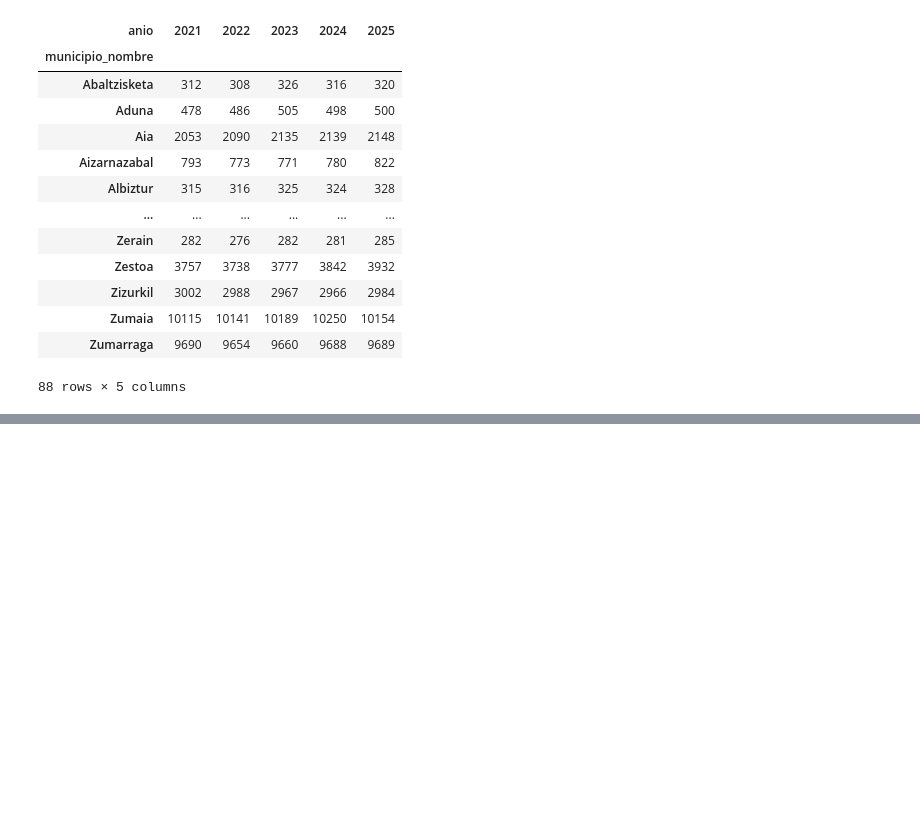
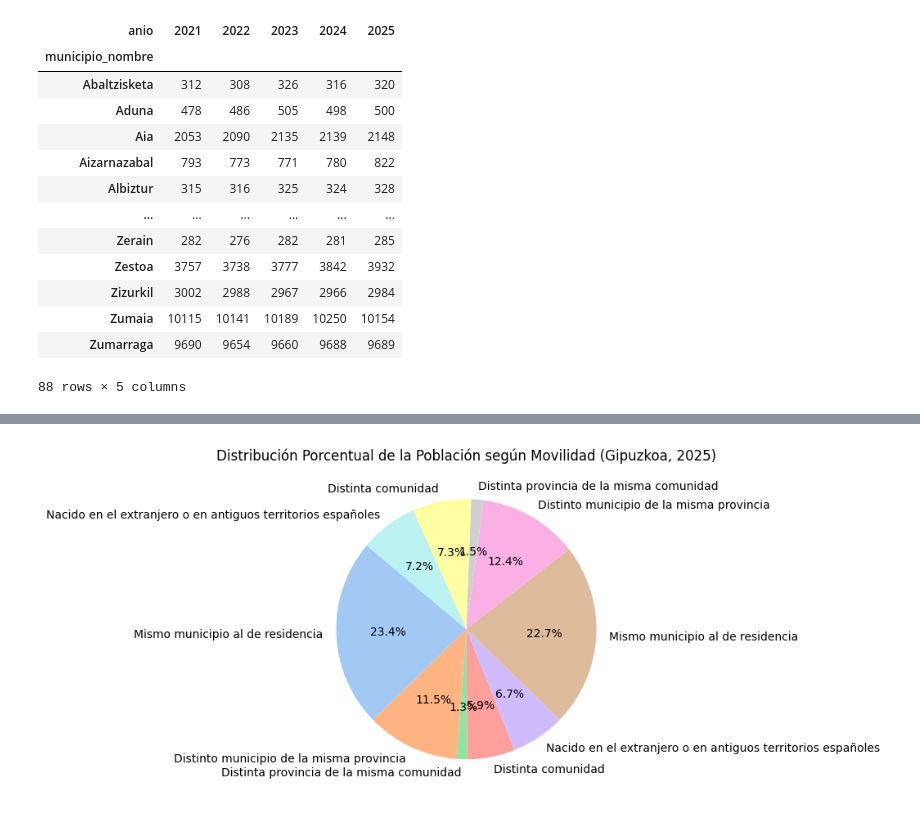
Before and after one commit to fatimamichelg/Movilidad_Gipuzcoa, a Jupyter notebook: notebooks:/Limpieza/Limpieza.ipynb, the cells around one changed output, grey strips where cells are left out. Saved outputs shown, nothing was run; the diff lists cells and outputs as text; code cells hidden in the pictures; blank space fills up the shorter version.

```diff
--- a/notebooks:/Limpieza/Limpieza.ipynb
+++ b/notebooks:/Limpieza/Limpieza.ipynb
@@ -333,0 +411,22 @@ df[(df['nivel'] == 'municipio') & (df['tabla'] == 'nacionalidad')] \
+# %%
+df_mov = poblacion_limpia[
+    (poblacion_limpia['tabla'] == 'relacion_nacimiento_residencia') &
+    (poblacion_limpia['nivel'] == 'provincia') &
+    (poblacion_limpia['anio'] == 2025) &
+    (poblacion_limpia['variable'] != 'Total') &
+    (poblacion_limpia['sexo'] != 'Total')
+]
+
+plt.figure(figsize=(9, 9))
+plt.pie(
+    df_mov['poblacion'],
+    labels=df_mov['variable'],
+    autopct='%1.1f%%',
+    startangle=140,
+    colors=sns.color_palette('pastel')
+)
+plt.title('Distribución Porcentual de la Población según Movilidad (Gipuzkoa, 2025)')
+plt.tight_layout()
+plt.show()
+# %% [output]
+[figure, added]
```
Also changed, not shown: parts of 5 cells of this notebook.
